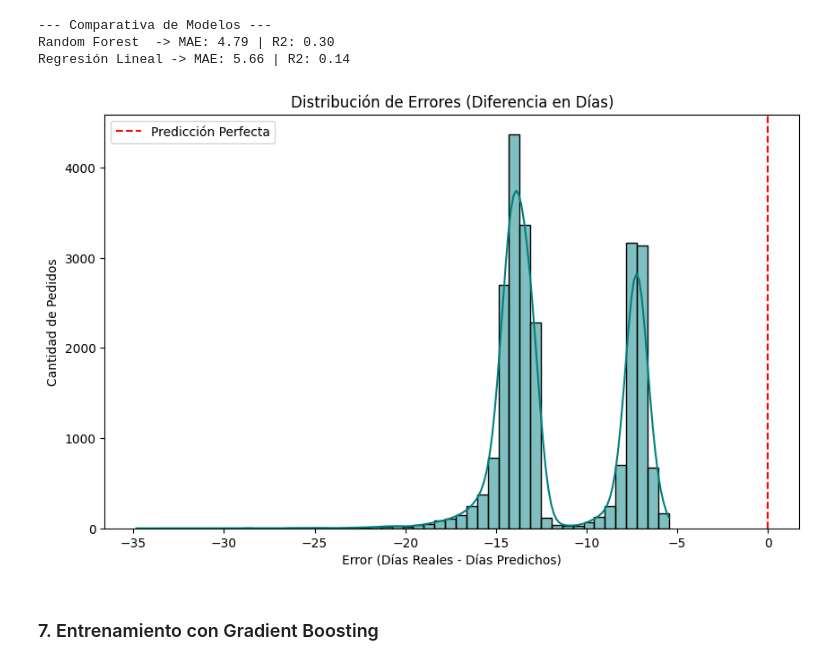
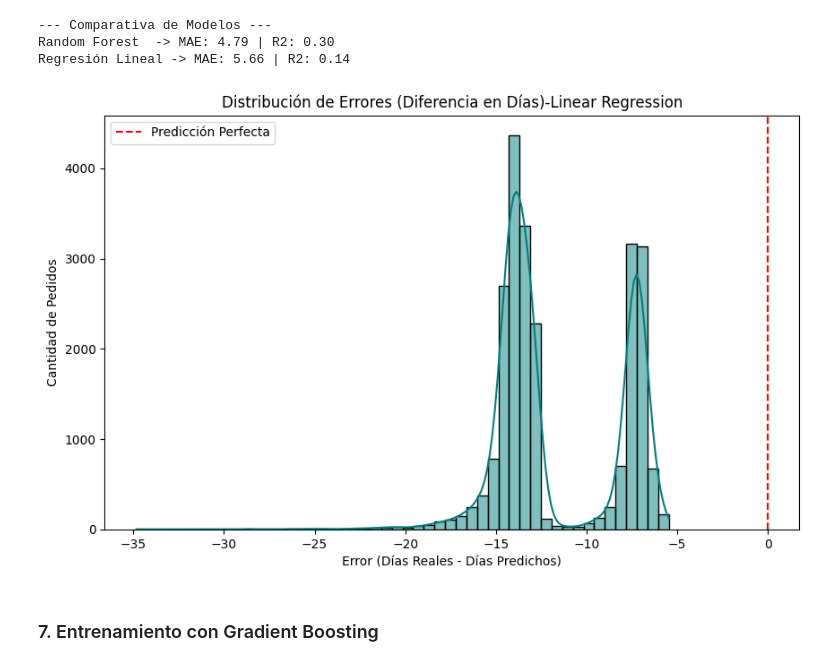
Before and after one commit to wilhayla/THE_HATCH_DATA_SCIENCE_OLIST_CHALLENGE, a Jupyter notebook: notbooks/04_product_estimation_delivery_time.ipynb, the cells around one changed output. Cells and saved outputs as stored; diff of their text form; code cells hidden in the pictures.

```diff
--- a/notbooks/04_product_estimation_delivery_time.ipynb
+++ b/notbooks/04_product_estimation_delivery_time.ipynb
@@ -289,17 +289,17 @@ Regresión Lineal -> MAE: 5.66 | R2: 0.14
 # %%
 errores_02 = y_test - y_pred_lin
 
 # 2. Graficamos
 plt.figure(figsize=(10, 6))
 sns.histplot(errores_02, bins=50, kde=True, color='teal')
 plt.axvline(x=0, color='red', linestyle='--', label='Predicción Perfecta')
-plt.title('Distribución de Errores (Diferencia en Días)')
+plt.title('Distribución de Errores (Diferencia en Días)-Linear Regression')
 plt.xlabel('Error (Días Reales - Días Predichos)')
 plt.ylabel('Cantidad de Pedidos')
 plt.legend()
 plt.show()
 # %% [output]
-[figure, old version]
+[figure, new version]
 # %% [markdown]
 ### 7. Entrenamiento con Gradient Boosting
 # %%
```
Also changed, not shown: parts of 2 cells of this notebook.
